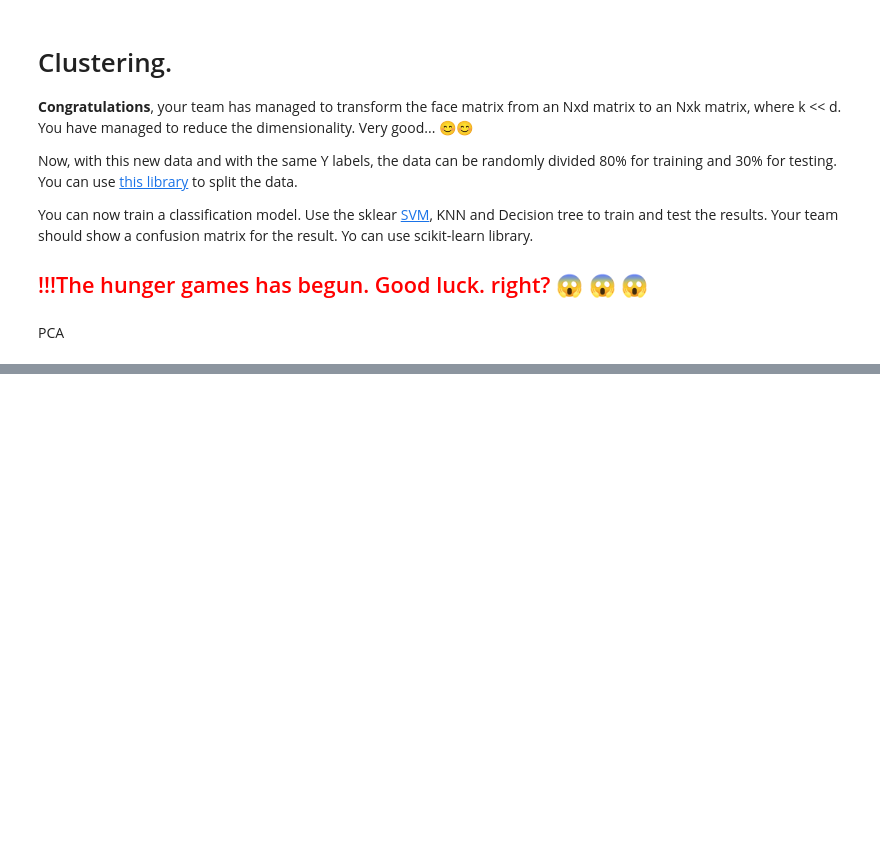
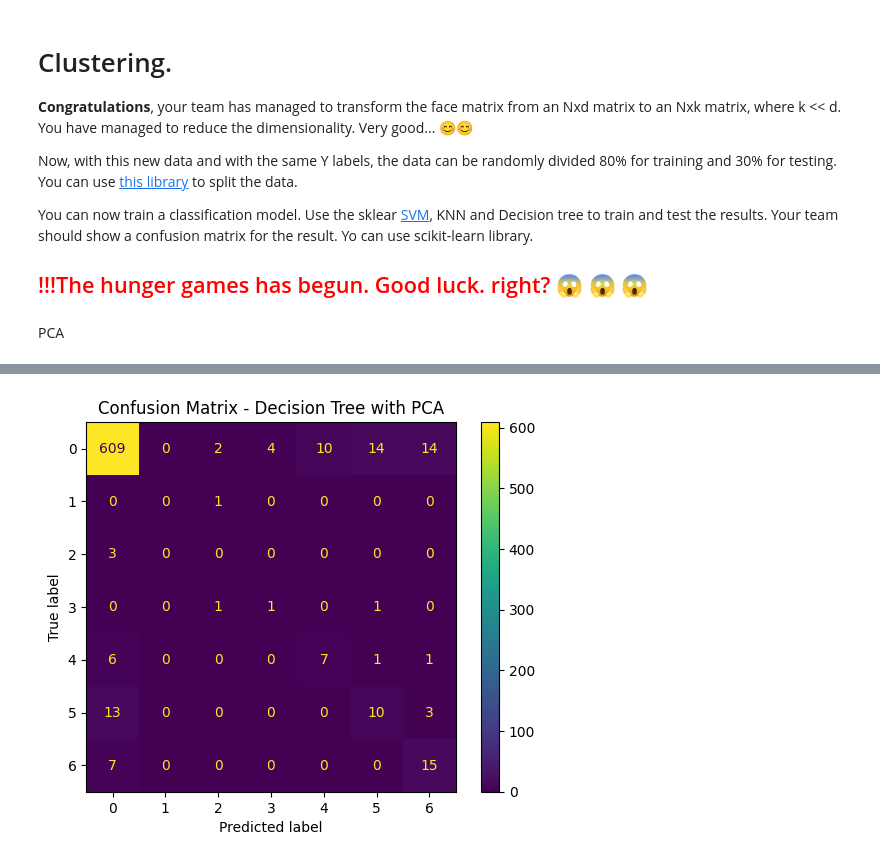
Before and after one commit to GeraldineQuispeT/Machine-Learning, a Jupyter notebook: Maestría_SVM.ipynb, the cells around one changed output, grey strips where cells are left out. Saved outputs shown, nothing was run; the diff lists cells and outputs as text; code cells hidden in the pictures; blank space fills up the shorter version.

```diff
--- a/Maestría_SVM.ipynb
+++ b/Maestría_SVM.ipynb
@@ -252,0 +324,8 @@ SVM F1 Score con PCA: 0.9024865369497282
+# %%
+cm_dt = confusion_matrix(y_test_pca, Y_pred_dt)
+disp_dt = ConfusionMatrixDisplay(confusion_matrix=cm_dt)
+disp_dt.plot()
+plt.title('Confusion Matrix - Decision Tree with PCA')
+plt.show()
+# %% [output]
+[figure, added]
```
Also changed, not shown: parts of 15 cells of this notebook.
